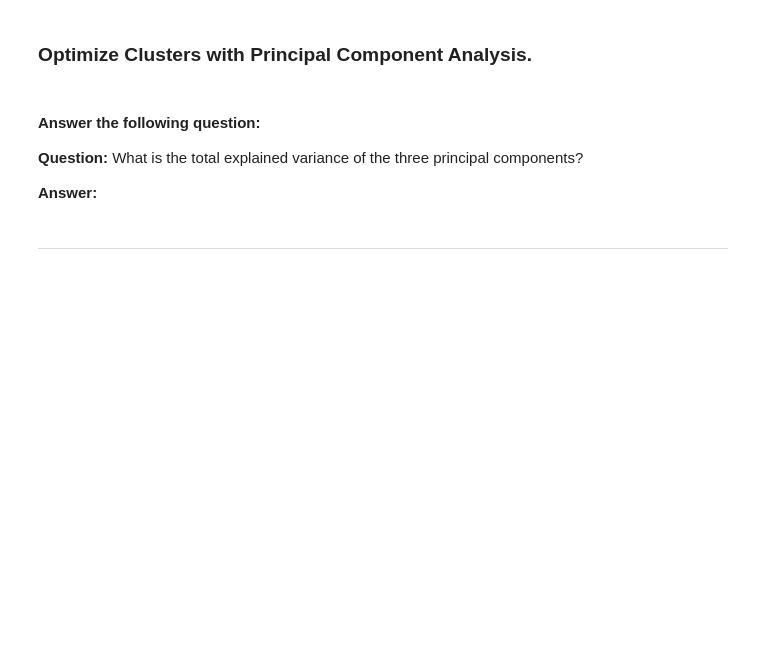
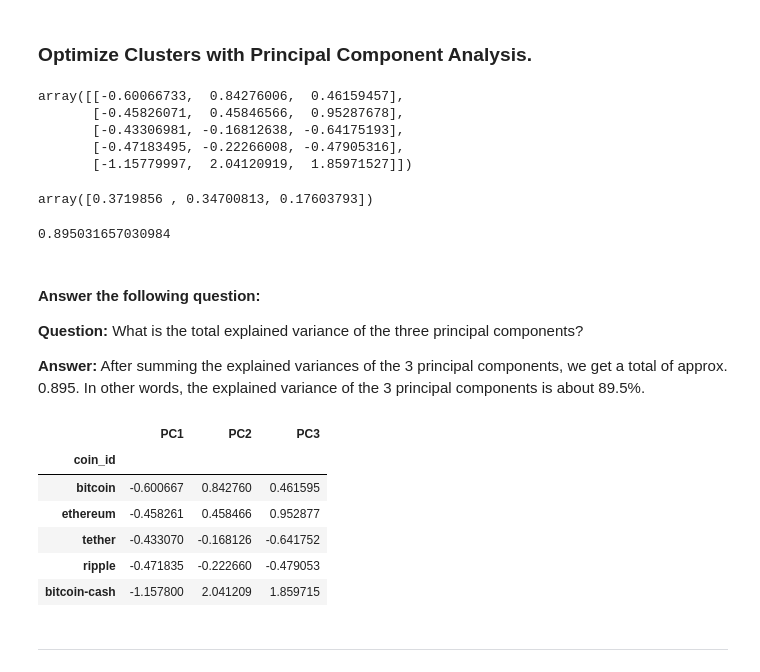
Before and after one commit to CalebCutrer/CryptoClustering, a Jupyter notebook: Crypto_Clustering.ipynb, the cells around one changed output. Saved outputs shown, nothing was run; the diff lists cells and outputs as text; code cells hidden in the pictures; blank space fills up the shorter version.

```diff
--- a/Crypto_Clustering.ipynb
+++ b/Crypto_Clustering.ipynb
@@ -138,5 +156,7 @@ k = list(range(1, 11))
 ### Cluster Cryptocurrencies with K-means Using the Original Data
 # %%
 # Initialize the K-Means model using the best value for k
+model = KMeans(n_clusters=4, random_state=1, n_init=10)
 # %%
 # Fit the K-Means model using the scaled data
+model.fit(market_data_scaled_df)
@@ -164,32 +210,57 @@ k = list(range(1, 11))
 ### Optimize Clusters with Principal Component Analysis.
 # %%
 # Create a PCA model instance and set `n_components=3`.
+pca = PCA(n_components=3, random_state=1)
 # %%
 # Use the PCA model with `fit_transform` to reduce to
 # three principal components.
+market_pca_data = pca.fit_transform(market_data_scaled_df)
 
 # View the first five rows of the DataFrame.
+market_pca_data[:5]
+# %% [output]
+array([[-0.60066733,  0.84276006,  0.46159457],
+       [-0.45826071,  0.45846566,  0.95287678],
+       [-0.43306981, -0.16812638, -0.64175193],
+       [-0.47183495, -0.22266008, -0.47905316],
+       [-1.15779997,  2.04120919,  1.85971527]])
 # %%
 # Retrieve the explained variance to determine how much information
 # can be attributed to each principal component.
+explained_var = pca.explained_variance_ratio_
+explained_var
+# %% [output]
+array([0.3719856 , 0.34700813, 0.17603793])
+# %%
+sum(explained_var)
+# %% [output]
+0.895031657030984
 # %% [markdown]
 #### Answer the following question:
 
 **Question:** What is the total explained variance of the three principal components?
 
-**Answer:**
+**Answer:**  After summing the explained variances of the 3 principal components, we get a total of approx. 0.895. In other words, the explained variance of the 3 principal components is about 89.5%.
 # %%
 # Create a new DataFrame with the PCA data.
-
-# Creating a DataFrame with the PCA data
+market_pca_df = pd.DataFrame(market_pca_data, columns=["PC1", "PC2", "PC3"])
 
 # Copy the crypto names from the original data
-
+market_pca_df["coin_id"] = market_data_df.index
 
 # Set the coinid column as index
-
+market_pca_df = market_pca_df.set_index("coin_id")
 
 # Display sample data
+market_pca_df.head()
+# %% [output]
+|  | PC1 | PC2 | PC3 |
+| coin_id |  |  |  |
+| bitcoin | -0.600667 | 0.842760 | 0.461595 |
+| ethereum | -0.458261 | 0.458466 | 0.952877 |
+| tether | -0.433070 | -0.168126 | -0.641752 |
+| ripple | -0.471835 | -0.222660 | -0.479053 |
+| bitcoin-cash | -1.157800 | 2.041209 | 1.859715 |
 # %% [markdown]
 ---
 # %% [markdown]
```
Also changed, not shown: parts of 23 cells of this notebook.
